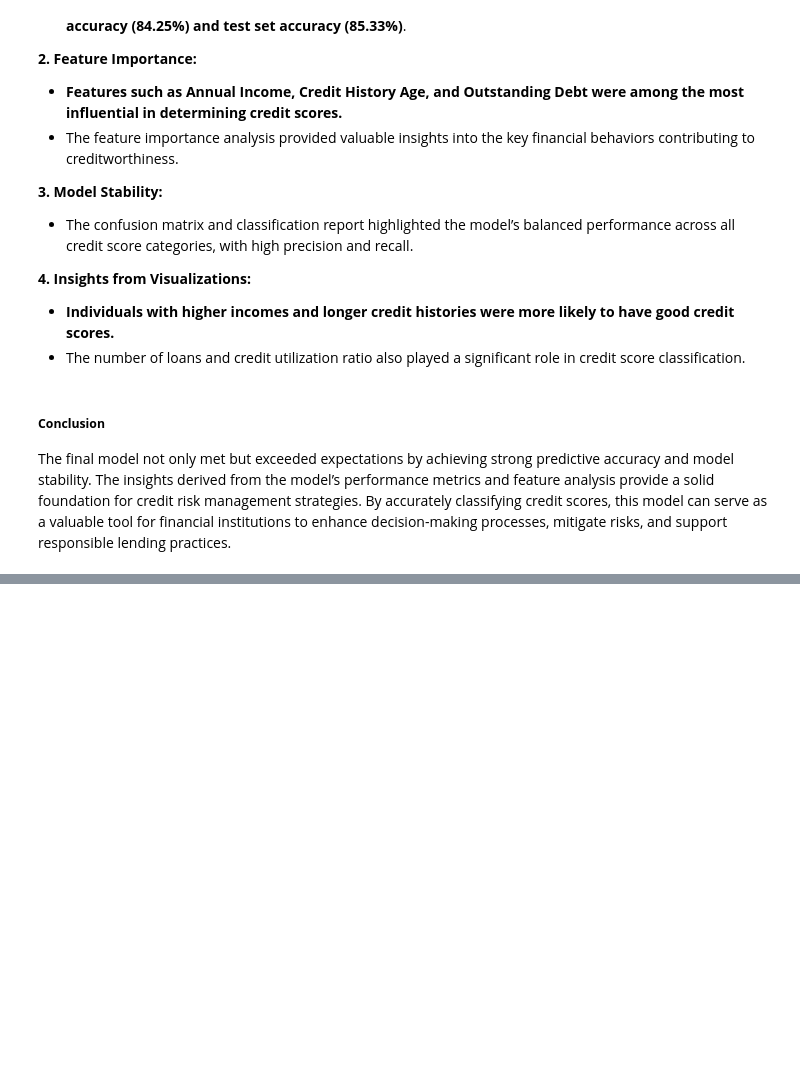
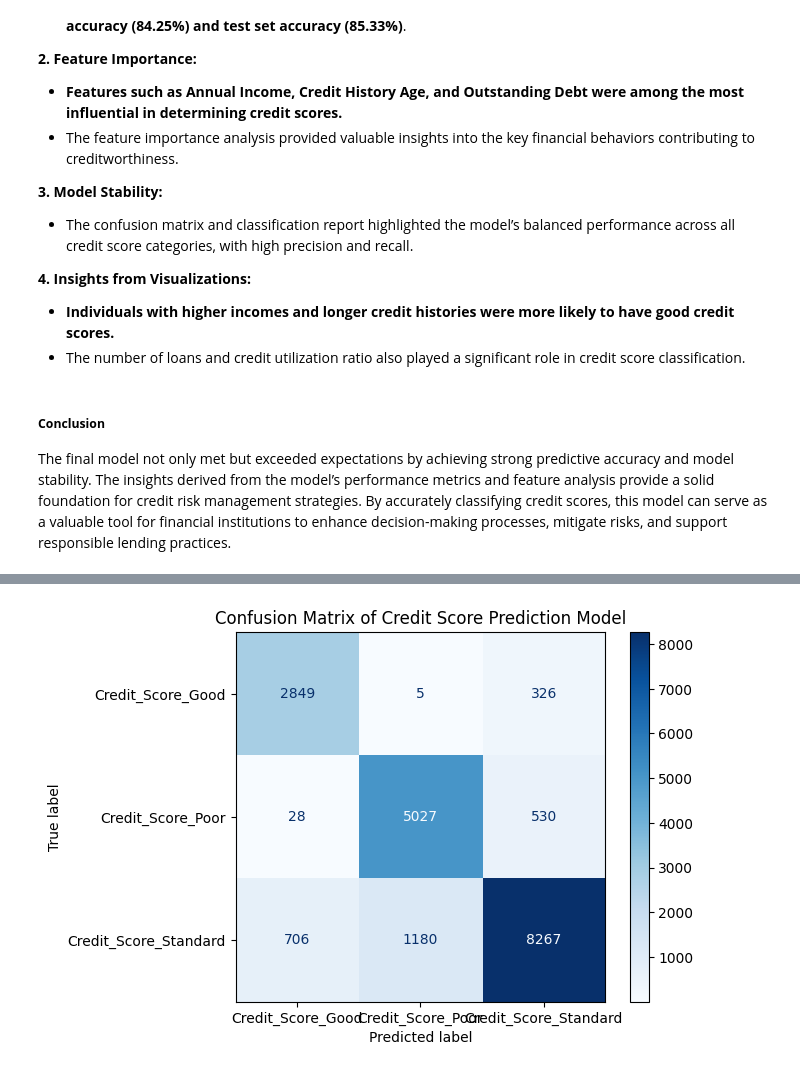
Before and after one commit to adexdams/ml-demo-credit-score-prediction-model, a Jupyter notebook: credit-score.ipynb, the cells around one changed output, grey strips where cells are left out. Cells and saved outputs as stored; diff of their text form; code cells hidden in the pictures; blank space fills up the shorter version.

```diff
--- a/credit-score.ipynb
+++ b/credit-score.ipynb
@@ -1222,0 +1304,16 @@ The final model not only met but exceeded expectations by achieving strong predi
+# %%
+from sklearn.metrics import ConfusionMatrixDisplay, confusion_matrix
+
+# Generate predictions for the test set
+y_pred = model.predict(X_test[selected_features])
+
+# Create a confusion matrix
+cm = confusion_matrix(y_test, y_pred, labels=model.classes_)
+
+# Plot the confusion matrix
+disp = ConfusionMatrixDisplay(confusion_matrix=cm, display_labels=model.classes_)
+disp.plot(cmap=plt.cm.Blues)
+plt.title('Confusion Matrix of Credit Score Prediction Model')
+plt.show()
+# %% [output]
+[figure, added]
```
Also changed, not shown: parts of 23 cells of this notebook, 1 other file.
